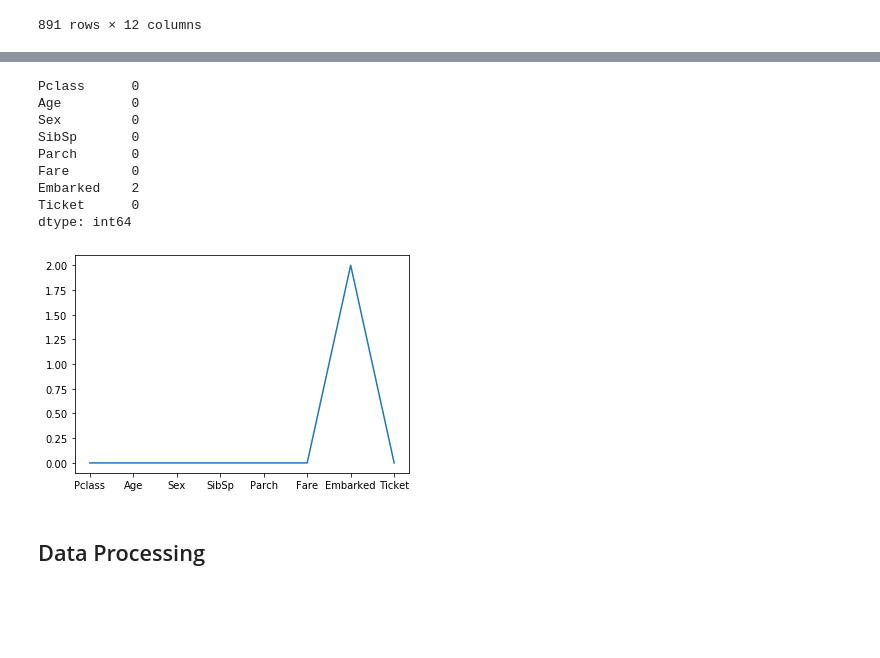
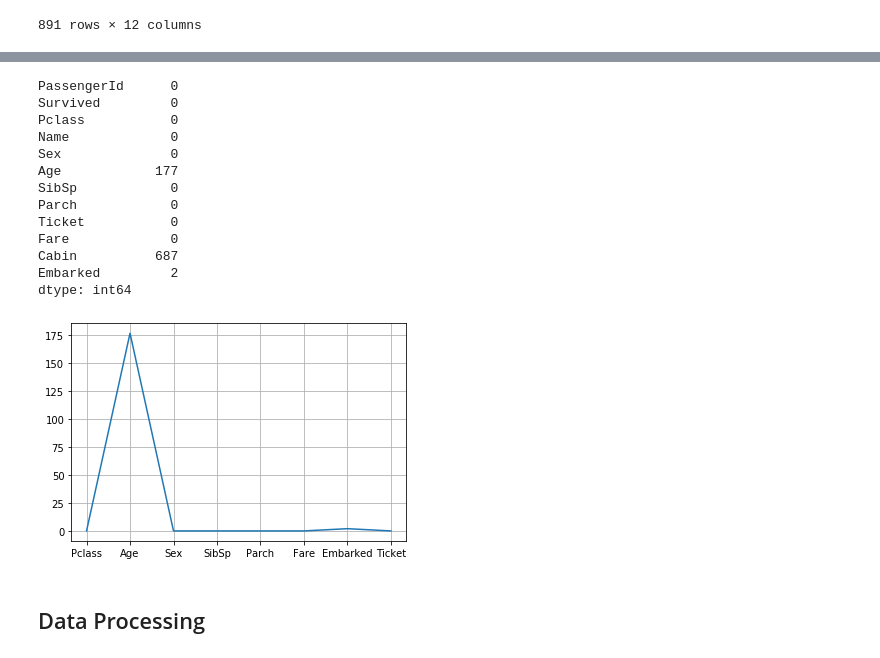
Before and after one commit to hashmat3525/Titanic, a Jupyter notebook: Titanic.ipynb, the cells around one changed output, grey strips where cells are left out. Cells and saved outputs as stored; diff of their text form; code cells hidden in the pictures; blank space fills up the shorter version.

```diff
--- a/Titanic.ipynb
+++ b/Titanic.ipynb
@@ -44,22 +127,27 @@ data.head(10)
 # %%
 # count the null values
-null_values = x_train.isnull().sum()
+null_values = data.isnull().sum()
 null_values
 # %% [output]
-Pclass      0
-Age         0
-Sex         0
-SibSp       0
-Parch       0
-Fare        0
-Embarked    2
-Ticket      0
+PassengerId      0
+Survived         0
+Pclass           0
+Name             0
+Sex              0
+Age            177
+SibSp            0
+Parch            0
+Ticket           0
+Fare             0
+Cabin          687
+Embarked         2
 dtype: int64
 # %%
 plt.plot(null_values)
+plt.grid()
 plt.show()
 # %% [output]
-[figure, old version]
+[figure, new version]
 # %% [markdown]
 ## Data Processing
 # %%
```
Also changed, not shown: parts of 24 cells of this notebook, 2 other files.
